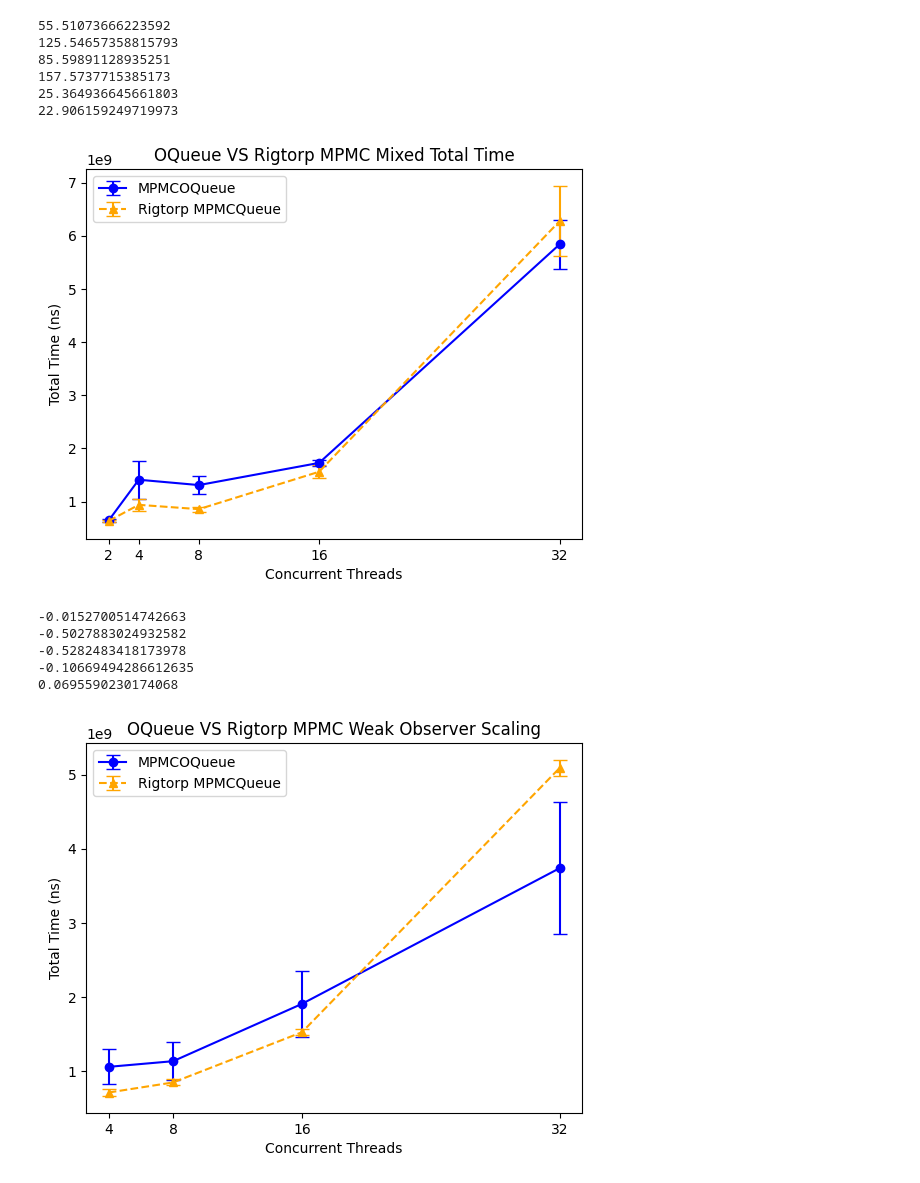
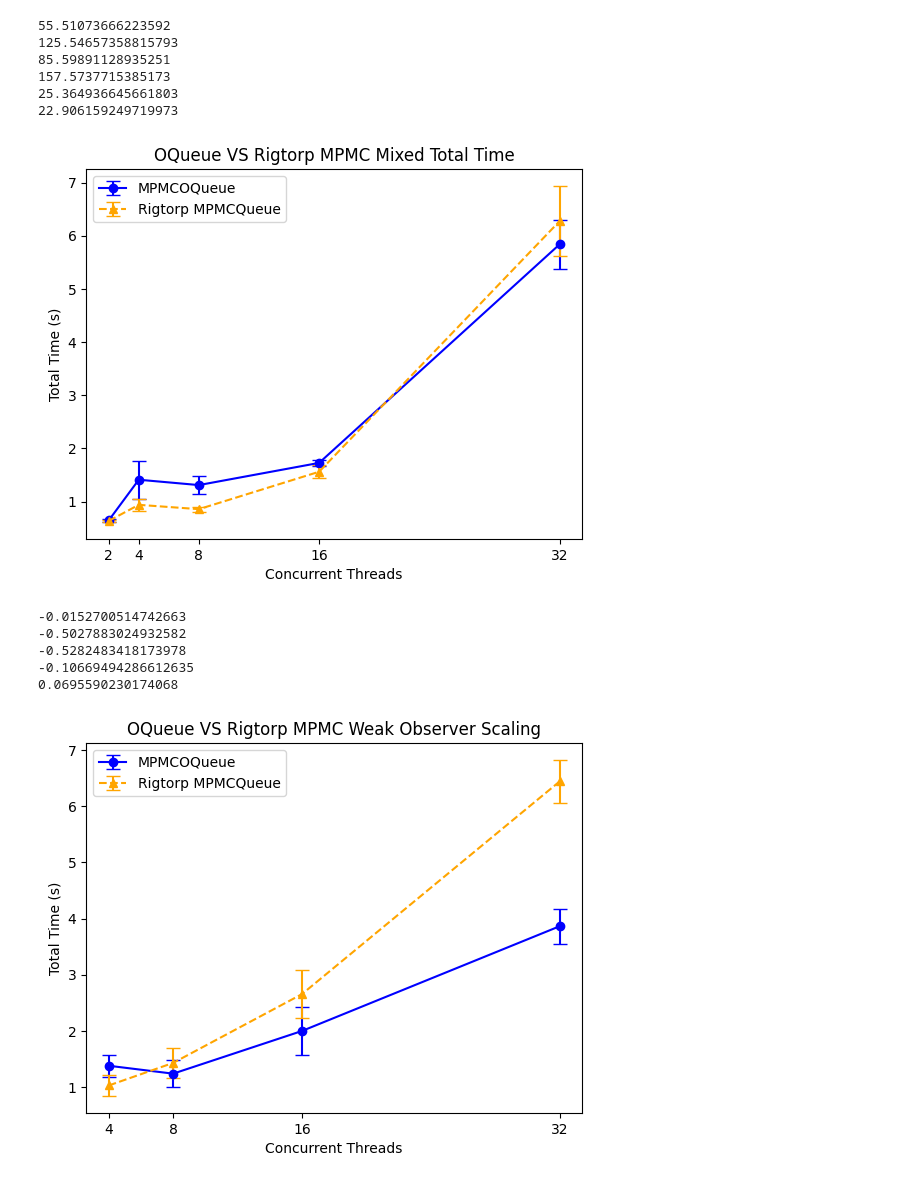
Before and after one commit to ldos-project/asterinas, a Jupyter notebook: benchmarks/1b52e1b4/MPMCBench.ipynb, the cells around one changed output. Drawn from its saved outputs; the diff is of its cells as text; code cells hidden in the pictures.

```diff
--- a/benchmarks/1b52e1b4/MPMCBench.ipynb
+++ b/benchmarks/1b52e1b4/MPMCBench.ipynb
@@ -202,6 +202,8 @@ for tc in thread_counts[1:]:
             mpmc += get_values_from_file(f)
         with open(f"rigtorp_mixed_bench_throughput_{tc}_run_{r}.log") as f:
             rigtorp += get_values_from_file(f)
+    mpmc = np.array(mpmc) / (10**9)
+    rigtorp = np.array(rigtorp) / (10**9)
     mpmc_oq_mixed_tp.append(np.max(mpmc))
     mpmc_oq_mixed_tp_err.append(np.std(mpmc))
     rigtorp_mixed_tp.append(np.max(rigtorp))
@@ -211,7 +213,7 @@ fig = plt.figure()
 plt.errorbar(thread_counts[1:], mpmc_oq_mixed_tp, yerr=mpmc_oq_mixed_tp_err, capsize=5, marker='o', label="MPMCOQueue", color="blue")
 plt.errorbar(thread_counts[1:], rigtorp_mixed_tp, yerr=rigtorp_mixed_tp_err, capsize=5, marker='^', linestyle='--', label="Rigtorp MPMCQueue", color="orange")
 plt.legend()
-plt.ylabel("Total Time (ns)")
+plt.ylabel("Total Time (s)")
 # plt.yscale("log")
 plt.xlabel("Concurrent Threads")
 plt.title("OQueue VS Rigtorp MPMC Mixed Total Time")
@@ -219,7 +221,7 @@ plt.xticks(thread_counts[1:])
 plt.savefig('mixedthroughput.svg')
 plt.show()
 # %% [output]
-[figure, old version]
+[figure, new version]
 # %%
 for i in range(len(mpmc_oq_mixed_tp)):
     print(1 - mpmc_oq_mixed_tp[i]/rigtorp_mixed_tp[i])
@@ -246,11 +248,13 @@ for tc in thread_counts[2:]:
         return values
     mpmc = []
     rigtorp = []
-    for r in range(1):
+    for r in range(3):
         with open(f"mpmc_oq_weak_obs_bench_throughput_{tc}_run_{r}.log") as f:
             mpmc += get_values_from_file(f)
         with open(f"rigtorp_weak_obs_bench_throughput_{tc}_run_{r}.log") as f:
             rigtorp += get_values_from_file(f)
+    mpmc = np.array(mpmc) / (1000 * 1000 * 1000)
+    rigtorp = np.array(rigtorp) / (1000 * 1000 * 1000)
     mpmc_oq_weak_tp.append(np.max(mpmc))
     mpmc_oq_weak_tp_err.append(np.std(mpmc))
     rigtorp_weak_tp.append(np.max(rigtorp))
@@ -258,14 +262,14 @@ for tc in thread_counts[2:]:
 # %%
 fig = plt.figure()
 plt.errorbar(thread_counts[2:], mpmc_oq_weak_tp, yerr=mpmc_oq_weak_tp_err, capsize=5, marker='o', label="MPMCOQueue", color="blue")
 plt.errorbar(thread_counts[2:], rigtorp_weak_tp, yerr=rigtorp_weak_tp_err, capsize=5, marker='^', linestyle='--', label="Rigtorp MPMCQueue", color="orange")
 plt.legend()
-plt.ylabel("Total Time (ns)")
+plt.ylabel("Total Time (s)")
 # plt.yscale("log")
 plt.xlabel("Concurrent Threads")
 plt.title("OQueue VS Rigtorp MPMC Weak Observer Scaling")
 plt.xticks(thread_counts[2:])
 plt.savefig('weakthroughput.svg')
 plt.show()
 # %% [output]
-[figure, old version]
+[figure, new version]
```
Also changed, not shown: 2 other files.
